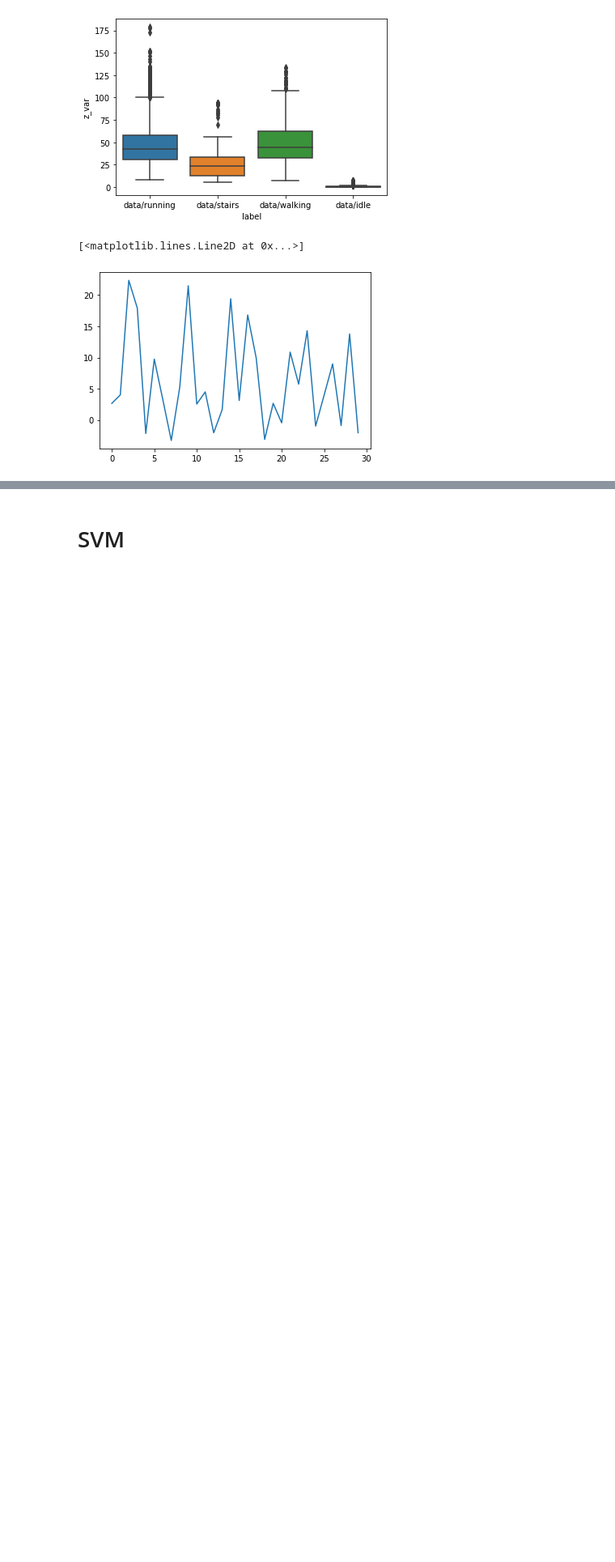
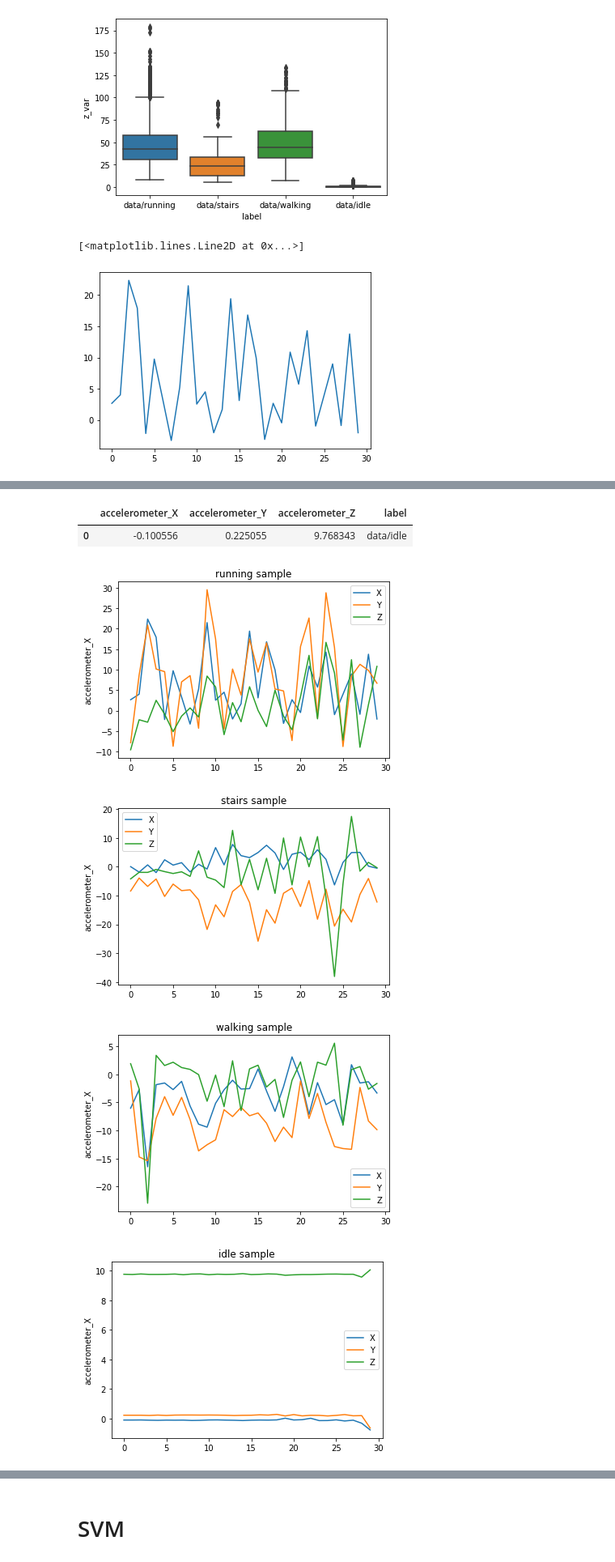
Before and after one commit to kilianovski/study, a Jupyter notebook: small_projects/activity_classification_accelerometer/setup_cv.ipynb, the cells around one changed output, grey strips where cells are left out. Shown at 81% size. Drawn from its saved outputs; the diff is of its cells as text; code cells hidden in the pictures; blank space fills up the shorter version.

```diff
--- a/small_projects/activity_classification_accelerometer/setup_cv.ipynb
+++ b/small_projects/activity_classification_accelerometer/setup_cv.ipynb
@@ -135,0 +130,6 @@ y = full_df['label'].map(num2label)
+# %%
+sample_running_df = dfs[0]
+sample_running_df.head(1)
+# %%
+sample_stairs_df = dfs[3500]
+sample_stairs_df.head(1)
@@ -135,0 +142,22 @@ y = full_df['label'].map(num2label)
+# %%
+sample_idle_df = dfs[5500]
+sample_idle_df.head(1)
+# %% [output]
+|  | accelerometer_X | accelerometer_Y | accelerometer_Z | label |
+| 0 | -0.100556 | 0.225055 | 9.768343 | data/idle |
+# %%
+def plot_timeframe(df, title=None):
+    sns.lineplot(y='accelerometer_X', x=df.index, data=df, label='X')
+    sns.lineplot(y='accelerometer_Y', x=df.index, data=df, label='Y')
+    sns.lineplot(y='accelerometer_Z', x=df.index, data=df, label='Z').set_title(title)
+    plt.show()
+# %%
+plot_timeframe(sample_running_df, 'running sample')
+plot_timeframe(sample_stairs_df, 'stairs sample')
+plot_timeframe(sample_waling_df, 'walking sample')
+plot_timeframe(sample_idle_df, 'idle sample')
+# %% [output]
+[figure, added]
+[figure, added]
+[figure, added]
+[figure, added]
```
Also changed, not shown: parts of 38 cells of this notebook, 3 other files.
